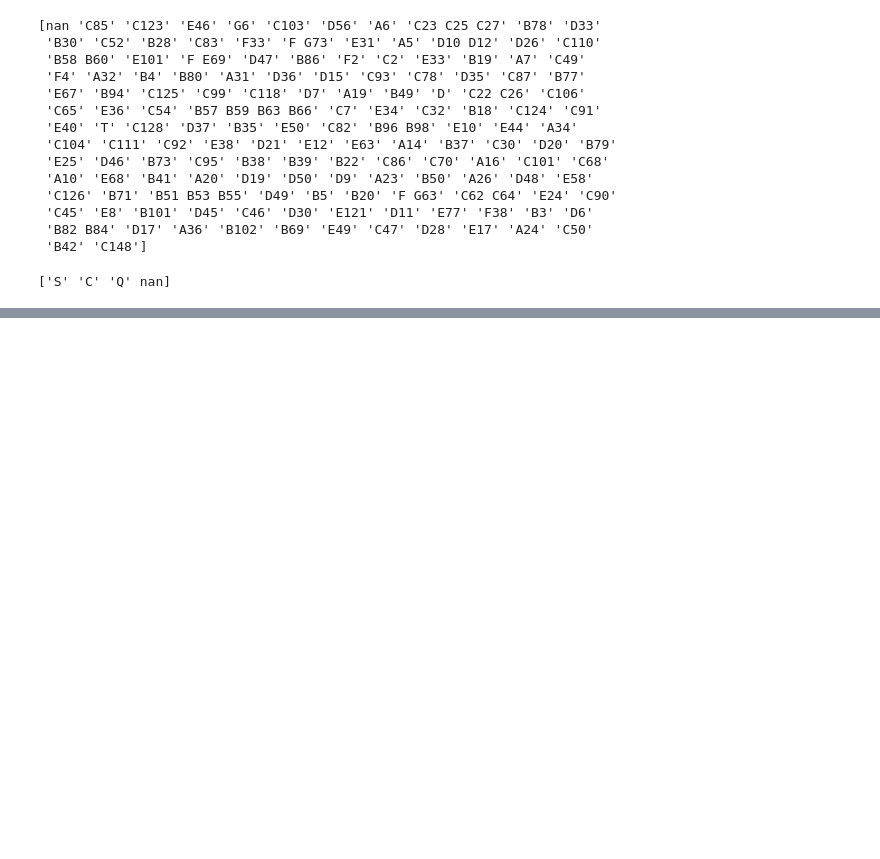
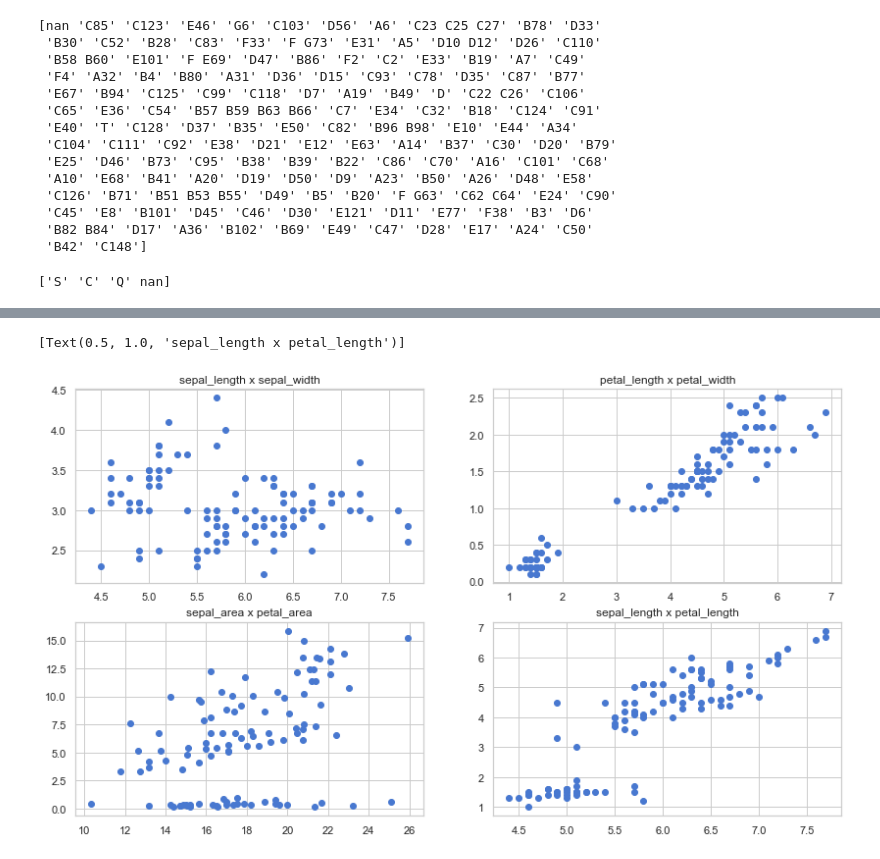
Before and after one commit to sunwenliang14/ds-methodologies-exercises, a Jupyter notebook: classification/classification_exercises.ipynb, the cells around one changed output, grey strips where cells are left out. Saved outputs shown, nothing was run; the diff lists cells and outputs as text; code cells hidden in the pictures; blank space fills up the shorter version.

```diff
--- a/classification/classification_exercises.ipynb
+++ b/classification/classification_exercises.ipynb
@@ -227,0 +265,17 @@ print(df_google.Embarked.unique())
+# %%
+# .subplots(nrows, ncols)
+fig, ((ax1, ax2), (ax3, ax4)) = plt.subplots(2, 2, figsize=(14,8))
+
+ax1.scatter(x = train.sepal_length, y = train.sepal_width)
+ax1.set(title='sepal_length x sepal_width')
+ax2.scatter(x = train.petal_length, y = train.petal_width)
+ax2.set(title='petal_length x petal_width')
+sepal_area = train.sepal_length * train.sepal_width
+petal_area = train.petal_length * train.petal_width
+ax3.scatter(x = sepal_area, y = petal_area)
+ax3.set(title='sepal_area x petal_area')
+ax4.scatter(x = train.sepal_length, y = train.petal_length)
+ax4.set(title='sepal_length x petal_length')
+# %% [output]
+[Text(0.5, 1.0, 'sepal_length x petal_length')]
+[figure, added]
```
Also changed, not shown: parts of 6 cells of this notebook.
